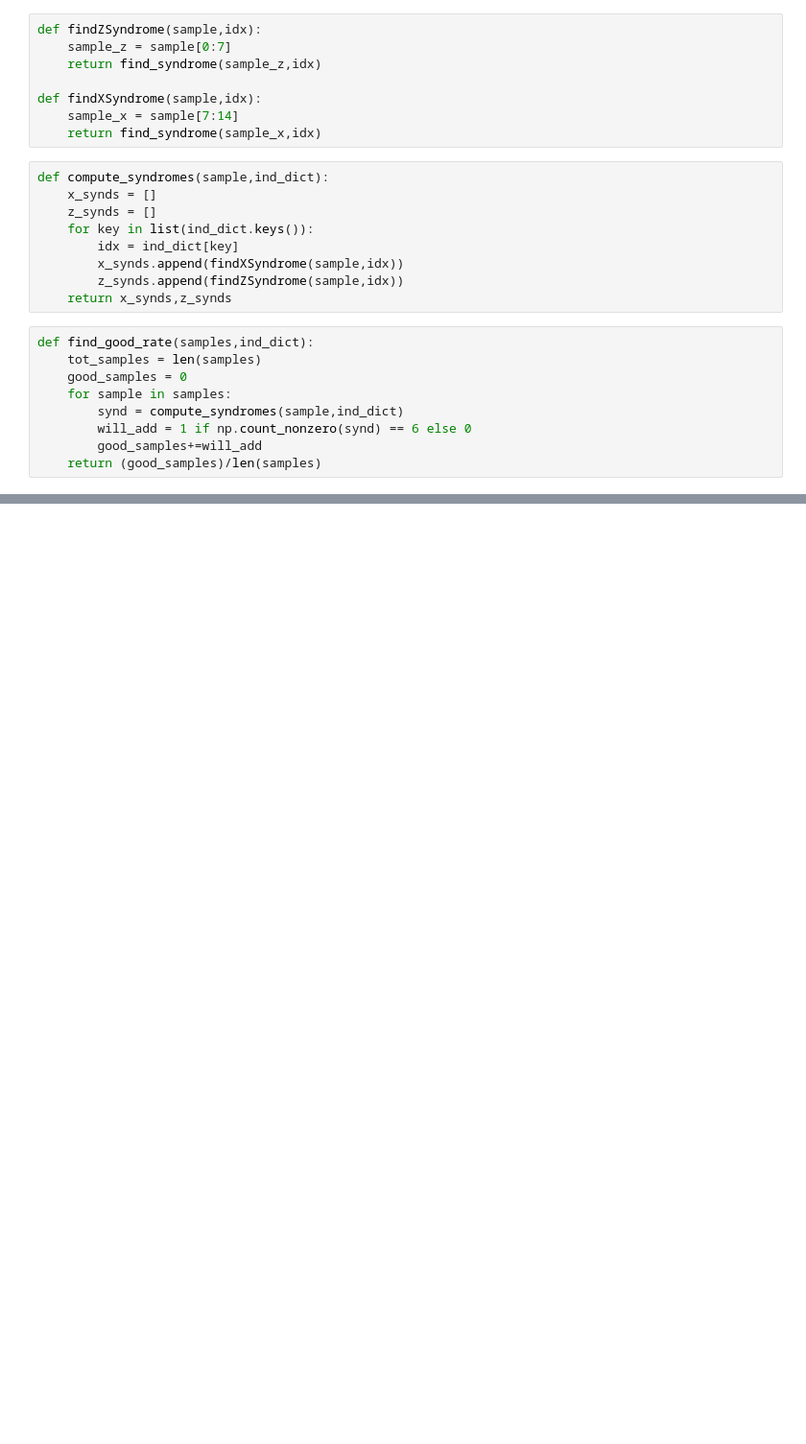
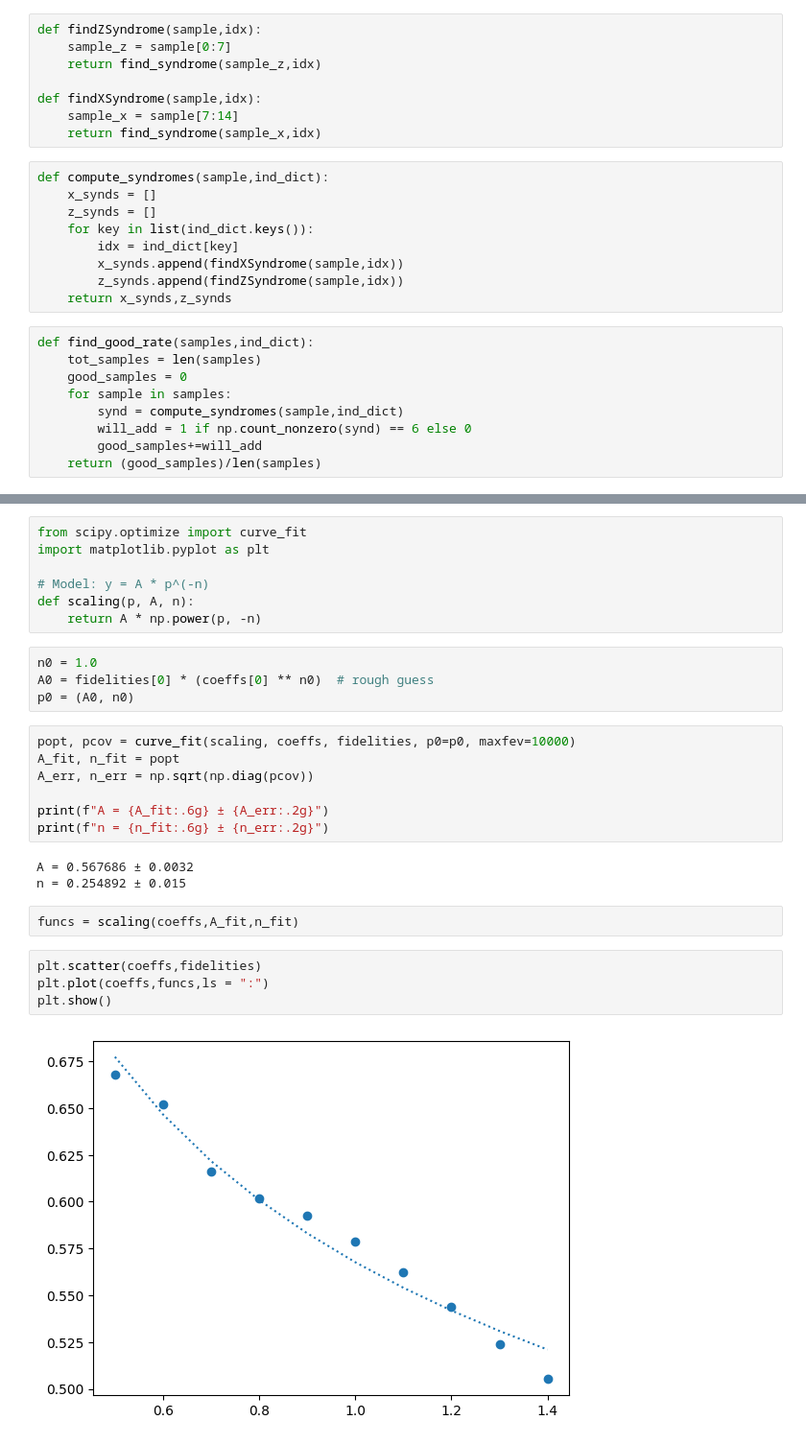
Before and after one commit to LekChaiCoding/PiqassoiQuHackSubmission_-2026-QuEra-Technical-, a Jupyter notebook: a3.ipynb, the cells around one changed output, grey strips where cells are left out. Shown at 96% size. Drawn from its saved outputs; the diff is of its cells as text; blank space fills up the shorter version.

Commit message:
Added Injection + Plotting

```diff
--- a/a3.ipynb
+++ b/a3.ipynb
@@ -207,0 +270,29 @@ print(find_good_rate(samples_enc,synd_dict))
+# %%
+from scipy.optimize import curve_fit
+import matplotlib.pyplot as plt
+
+# Model: y = A * p^(-n)
+def scaling(p, A, n):
+    return A * np.power(p, -n)
+# %%
+n0 = 1.0
+A0 = fidelities[0] * (coeffs[0] ** n0)  # rough guess
+p0 = (A0, n0)
+# %%
+popt, pcov = curve_fit(scaling, coeffs, fidelities, p0=p0, maxfev=10000)
+A_fit, n_fit = popt
+A_err, n_err = np.sqrt(np.diag(pcov))
+
+print(f"A = {A_fit:.6g} ± {A_err:.2g}")
+print(f"n = {n_fit:.6g} ± {n_err:.2g}")
+# %% [output]
+A = 0.567686 ± 0.0032
+n = 0.254892 ± 0.015
+# %%
+funcs = scaling(coeffs,A_fit,n_fit)
+# %%
+plt.scatter(coeffs,fidelities)
+plt.plot(coeffs,funcs,ls = ":")
+plt.show()
+# %% [output]
+[figure, added]
```
Also changed, not shown: parts of 5 cells of this notebook.
